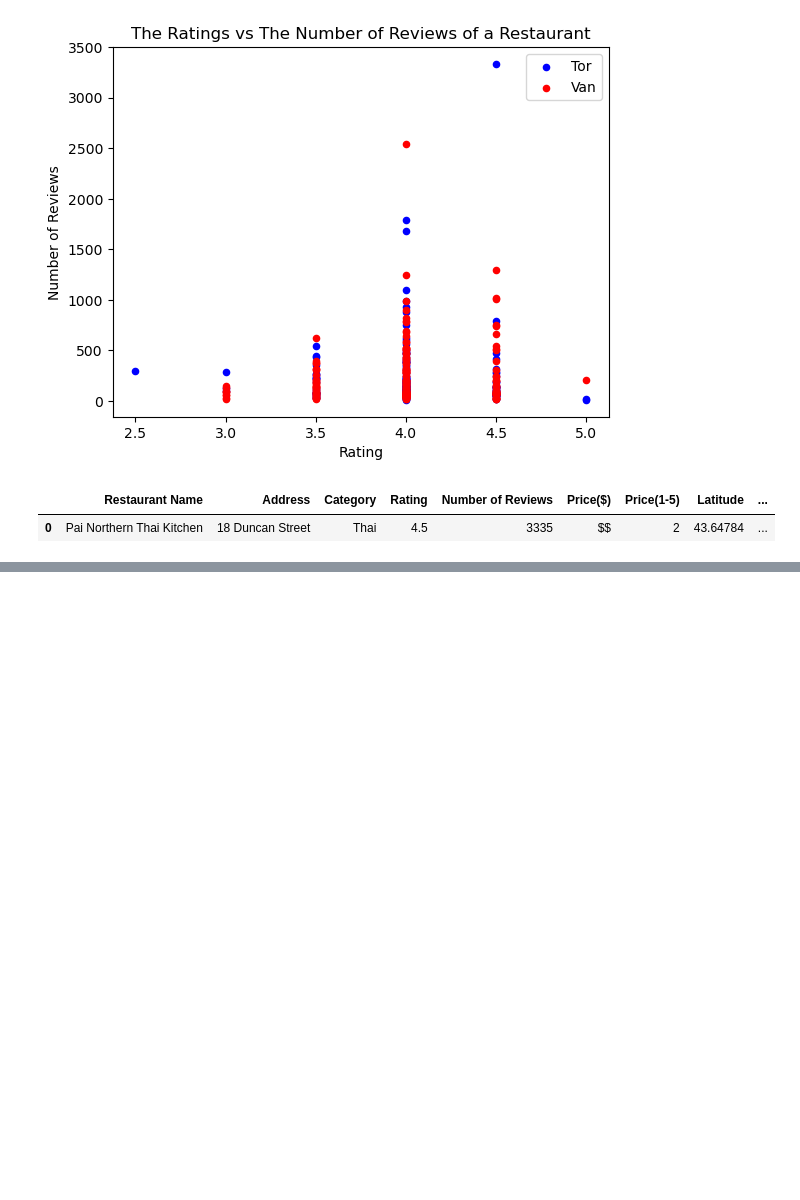
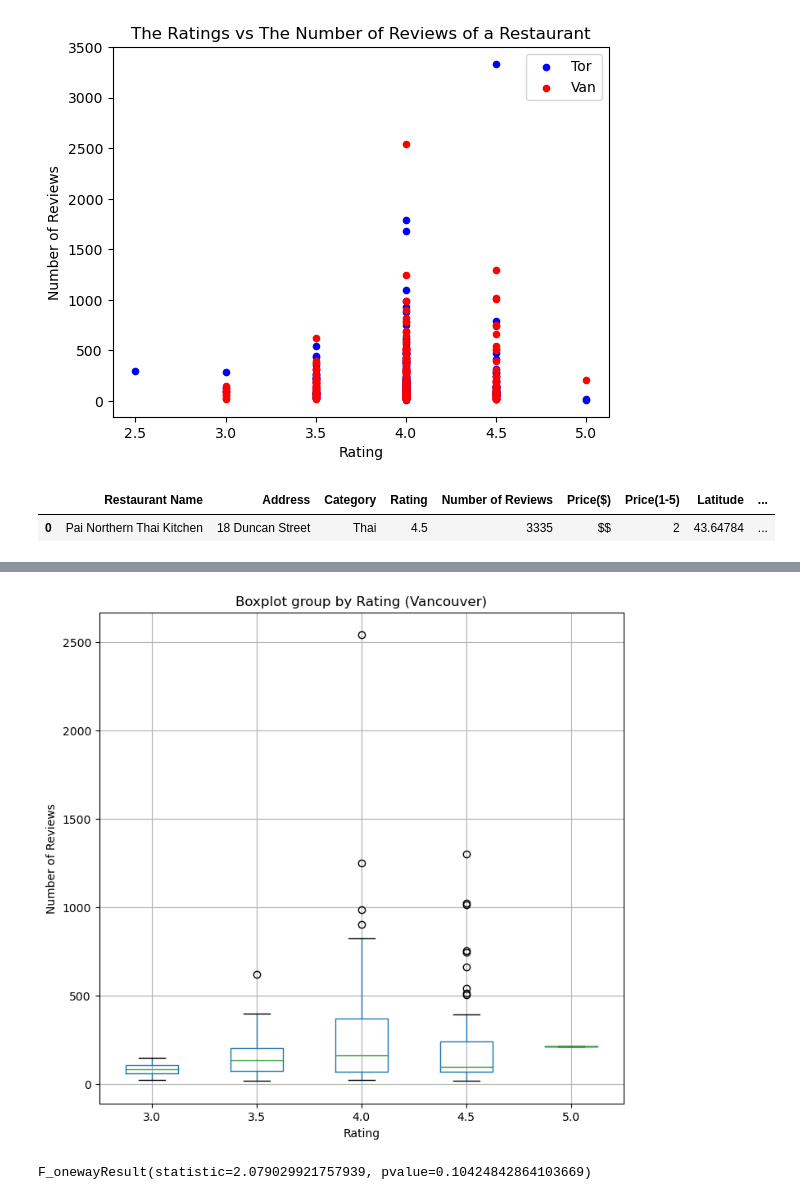
Before and after one commit to AlanDeng7/Module-7-Project1, a Jupyter notebook: Code_Alan/Question2.ipynb, the cells around one changed output, grey strips where cells are left out. Cells and saved outputs as stored; diff of their text form; code cells hidden in the pictures; blank space fills up the shorter version.

```diff
--- a/Code_Alan/Question2.ipynb
+++ b/Code_Alan/Question2.ipynb
@@ -272,0 +316,23 @@ van_map
+# %%
+#boxplot of vancouver restaurants grouped by rating
+top_ten_van.boxplot("Number of Reviews", by="Rating", figsize=(8, 8))
+plt.suptitle("")
+plt.ylabel("Number of Reviews")
+plt.title("Boxplot group by Rating (Vancouver)")
+
+#save image
+plt.savefig("Images/van_boxplot_image.png",bbox_inches = "tight")
+# %% [output]
+[figure, added]
+# %%
+# Extract individual groups
+van_group1 = top_ten_van[top_ten_van["Rating"] == 3]["Number of Reviews"]
+van_group2 = top_ten_van[top_ten_van["Rating"] == 3.5]["Number of Reviews"]
+van_group3 = top_ten_van[top_ten_van["Rating"] == 4]["Number of Reviews"]
+van_group4 = top_ten_van[top_ten_van["Rating"] == 4.5]["Number of Reviews"]
+van_group5 = top_ten_van[top_ten_van["Rating"] == 5]["Number of Reviews"]
+
+# Perform the ANOVA
+stats.f_oneway(van_group1, van_group2, van_group3, van_group4)
+# %% [output]
+F_onewayResult(statistic=2.079029921757939, pvalue=0.10424842864103669)
```
Also changed, not shown: parts of 18 cells of this notebook, 2 other files.
